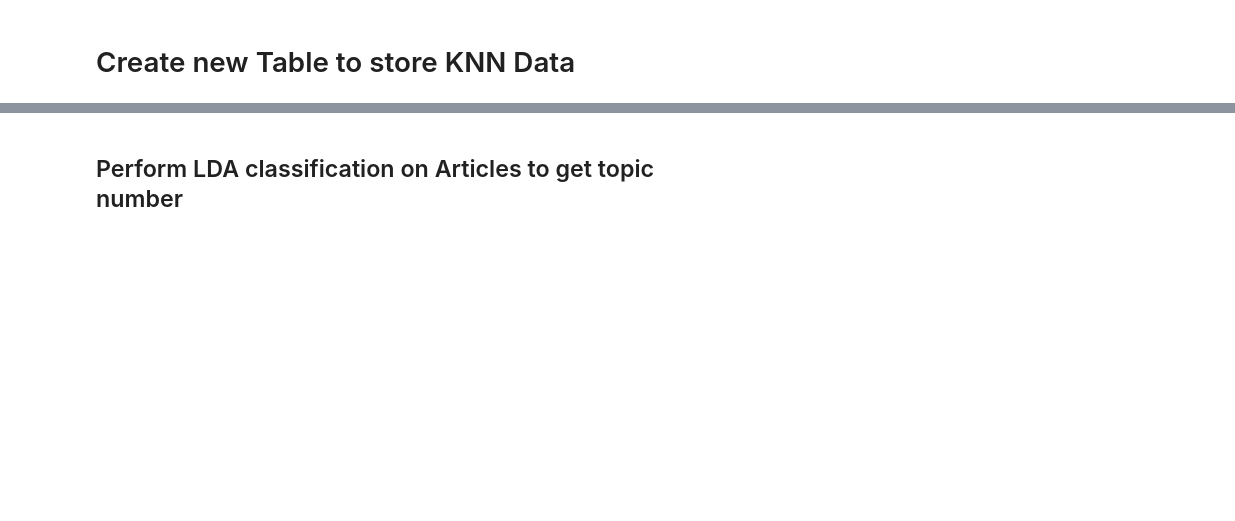
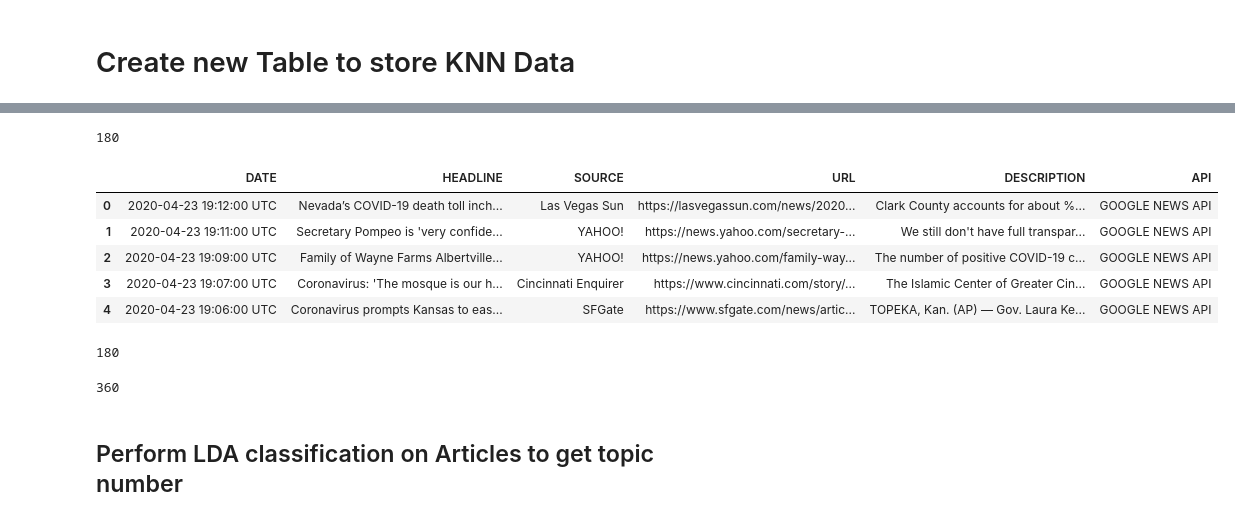
Before and after one commit to Junten/context-graph, a Jupyter notebook: src/KNN_Classification.ipynb, the cells around one changed output, grey strips where cells are left out. Saved outputs shown, nothing was run; the diff lists cells and outputs as text; code cells hidden in the pictures; blank space fills up the shorter version.

```diff
--- a/src/KNN_Classification.ipynb
+++ b/src/KNN_Classification.ipynb
@@ -350,0 +377,17 @@ Index: []
+# %%
+test_filename = '/content/drive/My Drive/CMPE295/data/news-04-23-2020-19-17.csv'
+# %%
+test_news = pd.read_csv(test_filename)
+# %%
+test_news.size
+# %% [output]
+180
+# %%
+test_news.head(5)
+# %% [output]
+|  | DATE | HEADLINE | SOURCE | URL | DESCRIPTION | API |
+| 0 | 2020-04-23 19:12:00 UTC | Nevada’s COVID-19 death toll inch... | Las Vegas Sun | https://lasvegassun.com/news/2020... | Clark County accounts for about %... | GOOGLE NEWS API |
+| 1 | 2020-04-23 19:11:00 UTC | Secretary Pompeo is 'very confide... | YAHOO! | https://news.yahoo.com/secretary-... | We still don't have full transpar... | GOOGLE NEWS API |
+| 2 | 2020-04-23 19:09:00 UTC | Family of Wayne Farms Albertville... | YAHOO! | https://news.yahoo.com/family-way... | The number of positive COVID-19 c... | GOOGLE NEWS API |
+| 3 | 2020-04-23 19:07:00 UTC | Coronavirus: 'The mosque is our h... | Cincinnati Enquirer | https://www.cincinnati.com/story/... | The Islamic Center of Greater Cin... | GOOGLE NEWS API |
+| 4 | 2020-04-23 19:06:00 UTC | Coronavirus prompts Kansas to eas... | SFGate | https://www.sfgate.com/news/artic... | TOPEKA, Kan. (AP) — Gov. Laura Ke... | GOOGLE NEWS API |
@@ -351,2 +398,11 @@ Index: []
+# %%
+test_news.size
+# %% [output]
+180
+# %%
+test_news_data = test_news.append(test_news_2)
+test_news_data.size
+# %% [output]
+360
 # %% [markdown]
 ## Perform LDA classification on Articles to get topic number
```
Also changed, not shown: parts of 84 cells of this notebook, 1 other file.
